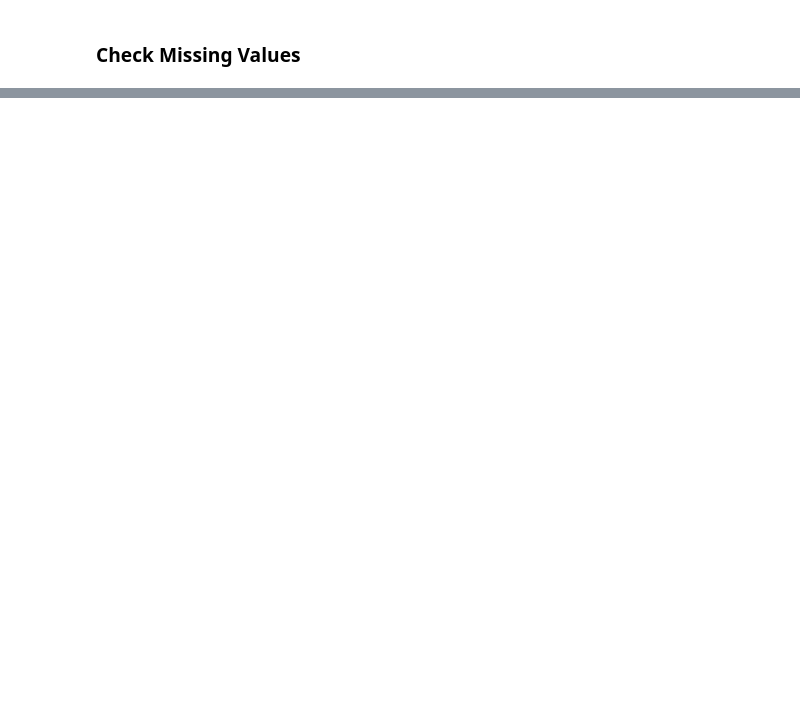
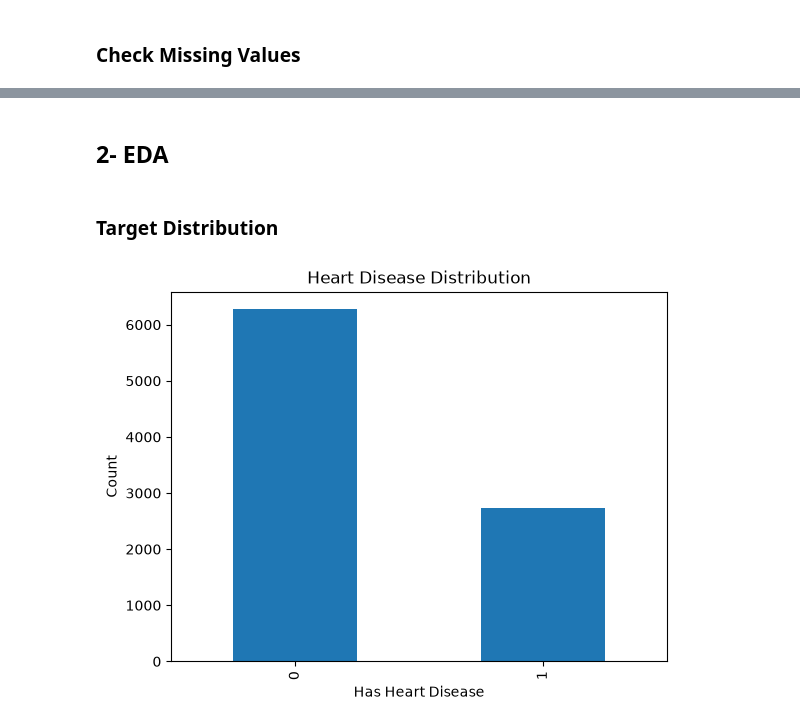
Before and after one commit to mohammadabuhamed2/binx_mohammadabuhamed, a Jupyter notebook: Cardiac Patients/notebooks/01_data_preparation.ipynb, the cells around one changed output, grey strips where cells are left out. Drawn from its saved outputs; the diff is of its cells as text; code cells hidden in the pictures; blank space fills up the shorter version.

```diff
--- a/Cardiac Patients/notebooks/01_data_preparation.ipynb
+++ b/Cardiac Patients/notebooks/01_data_preparation.ipynb
@@ -14,7 +14,7 @@ import numpy as np
 # %% [markdown]
 ### Load Dataset
 # %%
-df=pd.read_csv(r"C:\Users\Hp\Desktop\binx_mohammadabuhamed\binx_mohammadabuhamed\Cardiac Patients\data\heart_disease_uci.csv")
+df=pd.read_csv(r"C:\Users\Hp\Desktop\binx_mohammadabuhamed\binx_mohammadabuhamed\Cardiac Patients\data\heart_disease_risk_2026.csv")
 # %% [markdown]
 ### Check Dataset
 # %%
@@ -71,0 +125,2 @@ dtype: int64
+# %%
+df = df.drop("patient_id", axis=1)
@@ -71,0 +129,8 @@ dtype: int64
+# %%
+bool_cols = [
+    "exercise_induced_angina",
+    "family_history",
+    "wearable_owner"
+]
+
+df[bool_cols] = df[bool_cols].astype(int)
@@ -71,0 +200,18 @@ dtype: int64
+# %% [markdown]
+## 2- EDA
+# %% [markdown]
+### Target Distribution
+# %%
+import matplotlib.pyplot as plt
+import seaborn as sns
+
+df["has_heart_disease"].value_counts().plot(
+    kind="bar"
+)
+
+plt.title("Heart Disease Distribution")
+plt.xlabel("Has Heart Disease")
+plt.ylabel("Count")
+plt.show()
+# %% [output]
+[figure, added]
```
Also changed, not shown: parts of 56 cells of this notebook, 3 other files.
